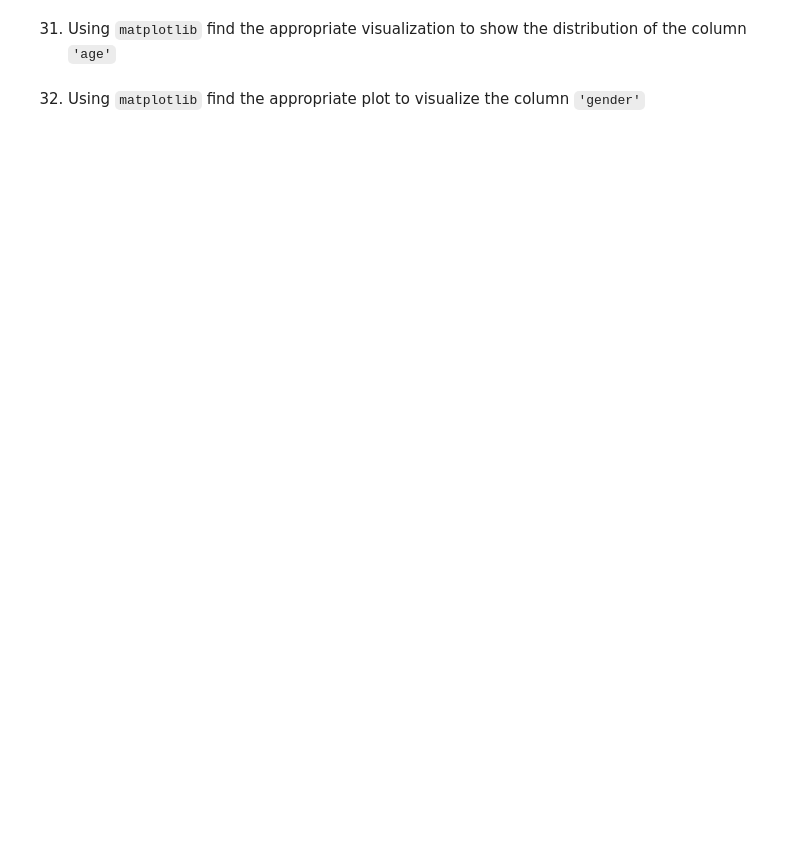
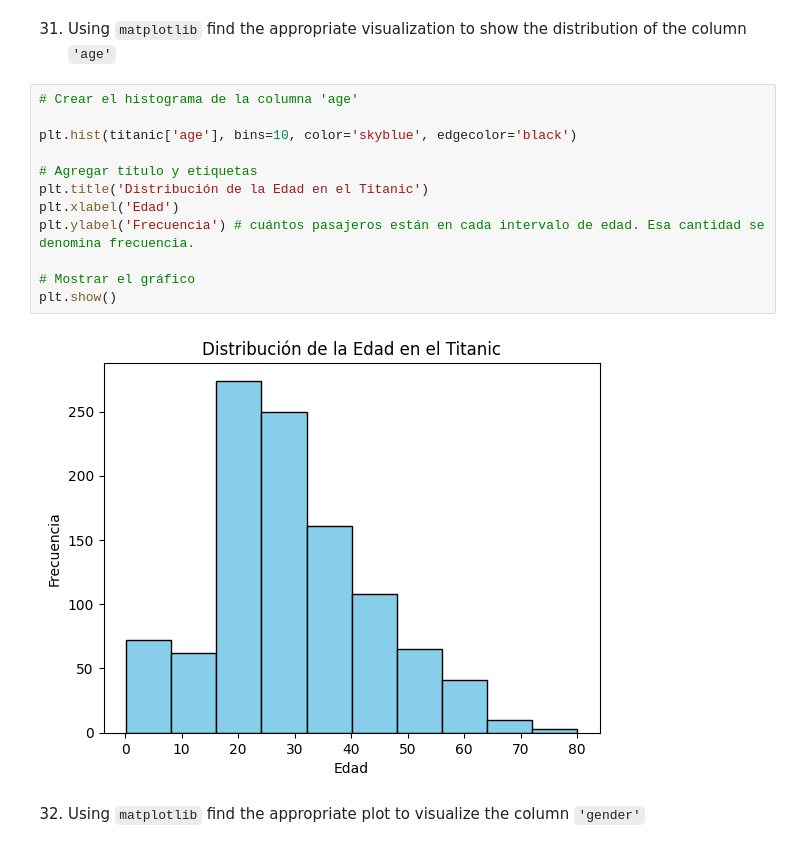
Before and after one commit to NaiSaratxaga/2503_dsft_thebridge_naiara, a Jupyter notebook: 2-Data_Analysis/2-Pandas/Practica/7-Titanic/Titanic-exercise.ipynb, the cells around one changed output. Saved outputs shown, nothing was run; the diff lists cells and outputs as text; blank space fills up the shorter version.

Commit message:
Ejercicio titanic finish

```diff
--- a/2-Data_Analysis/2-Pandas/Practica/7-Titanic/Titanic-exercise.ipynb
+++ b/2-Data_Analysis/2-Pandas/Practica/7-Titanic/Titanic-exercise.ipynb
@@ -535,4 +634,18 @@ Hint: There were two people with the same name, who?
 # %% [markdown]
 31. Using `matplotlib` find the appropriate visualization to show the distribution of the column `'age'`
+# %%
+# Crear el histograma de la columna 'age'
+
+plt.hist(titanic['age'], bins=10, color='skyblue', edgecolor='black')
+
+# Agregar título y etiquetas
+plt.title('Distribución de la Edad en el Titanic')
+plt.xlabel('Edad')
+plt.ylabel('Frecuencia') # cuántos pasajeros están en cada intervalo de edad. Esa cantidad se denomina frecuencia.
+
+# Mostrar el gráfico
+plt.show()
+# %% [output]
+[figure, added]
 # %% [markdown]
 32. Using `matplotlib` find the appropriate plot to visualize the column `'gender'`
```
Also changed, not shown: parts of 25 cells of this notebook.
